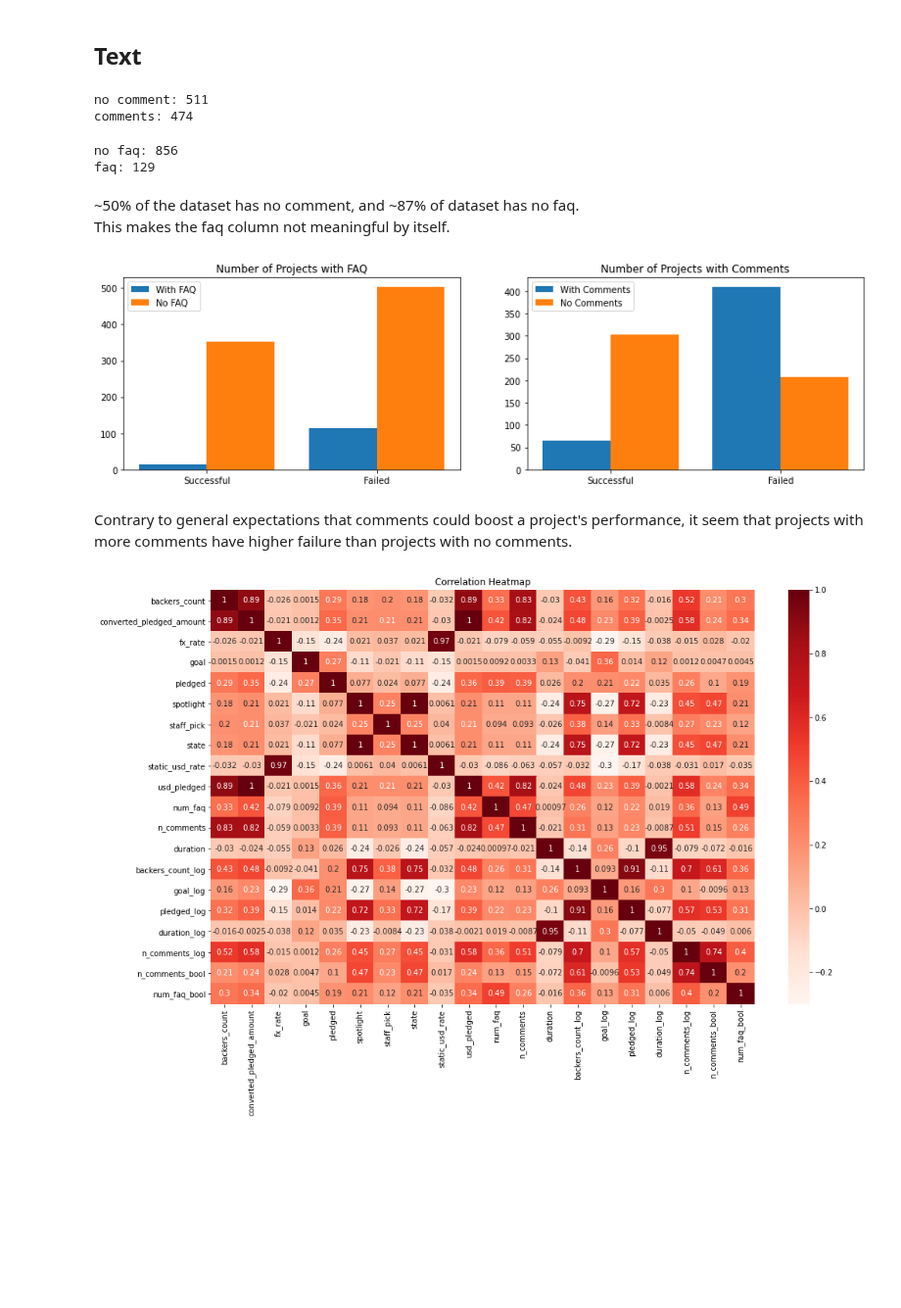
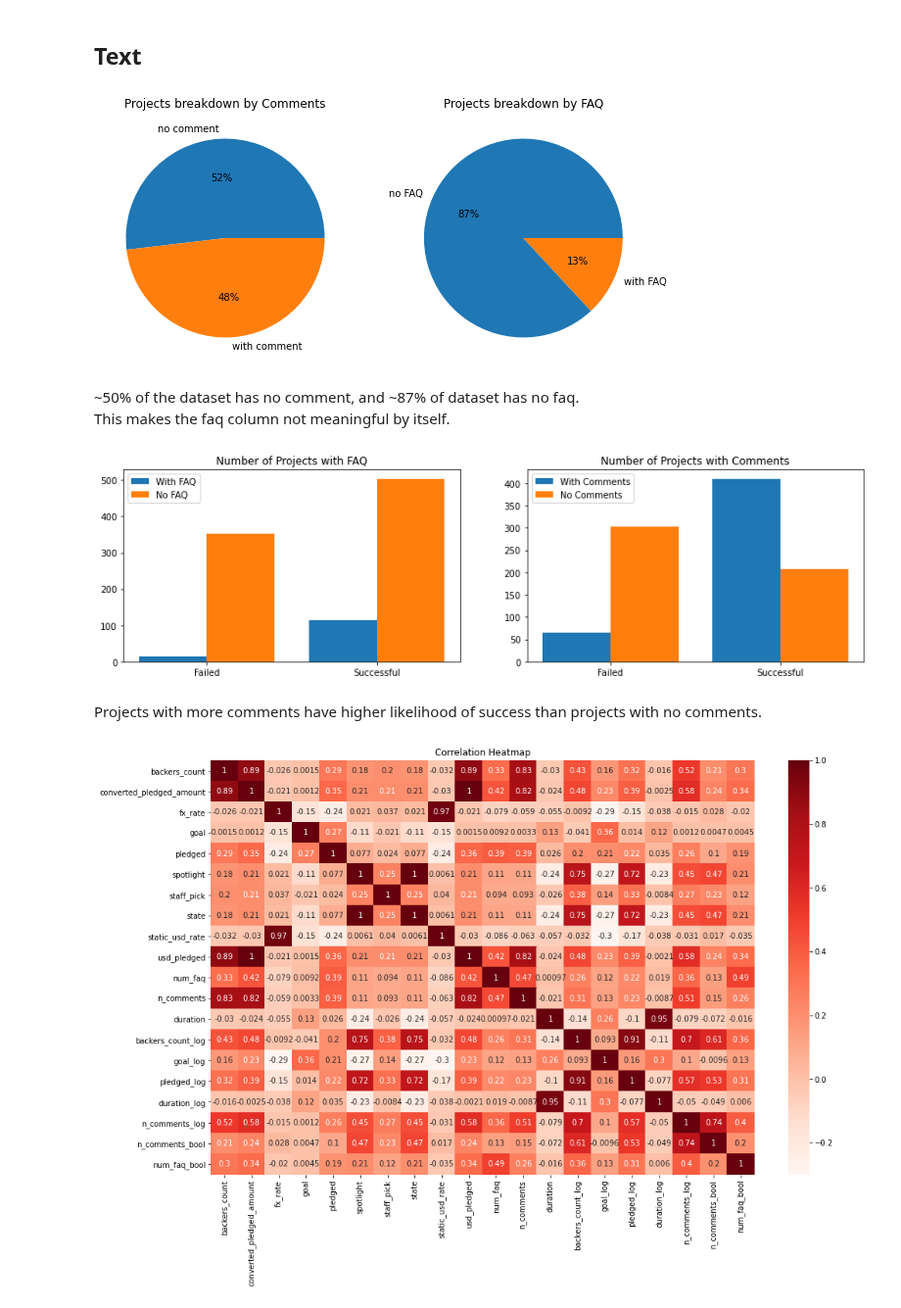
Before and after one commit to chuabern/BT4222_GrpProject, a Jupyter notebook: EDA.ipynb, the cells around one changed output. Shown at 98% size. Cells and saved outputs as stored; diff of their text form; code cells hidden in the pictures; blank space fills up the shorter version.

```diff
--- a/EDA.ipynb
+++ b/EDA.ipynb
@@ -241,20 +288,21 @@ Distribution after log transformation:
 # %%
 # Boolean Transformation
 df[['n_comments_bool', 'num_faq_bool']] = df[['n_comments', 'num_faq']].apply(lambda x: np.where(x >0, 1, 0))
-# %%
-#Count no comment proportion
-print("no comment:",len(df[df.n_comments_bool==0]))
-print("comments:",len(df[df.n_comments_bool==1]))
-# %% [output]
-no comment: 511
-comments: 474
-# %%
-#Count no faq proportion
-print("no faq:",len(df[df.num_faq_bool==0]))
-print("faq:",len(df[df.num_faq_bool==1]))
-# %% [output]
-no faq: 856
-faq: 129
+# %%
+# Breakdown of project
+fig, (ax1,ax2) = plt.subplots(1,2,figsize=(10,10))
+
+# 1. Count of no comment proportion
+ax1.pie(df['n_comments_bool'].value_counts(), labels = ['no comment', 'with comment'], autopct='%1.0f%%')
+ax1.set_title('Projects breakdown by Comments')
+
+# 2. Count 0f no FAQ proportion
+ax2.pie(df['num_faq_bool'].value_counts(), labels= ['no FAQ', 'with FAQ'], autopct='%1.0f%%')
+ax2.set_title('Projects breakdown by FAQ')
+
+plt.show()
+# %% [output]
+[figure, added]
 # %% [markdown]
 ~50% of the dataset has no comment, and ~87% of dataset has no faq. <br>
 This makes the faq column not meaningful by itself.
@@ -270,7 +318,7 @@ ax1.bar(df_faq[df_faq.num_faq_bool==1].state-0.2, df_faq[df_faq.num_faq_bool==1]
 ax1.bar(df_faq[df_faq.num_faq_bool==0].state+0.2, df_faq[df_faq.num_faq_bool==0].count_projects, width)
 
 ax1.set_xticks([0,1])
-ax1.set_xticklabels(['Successful', 'Failed'])
+ax1.set_xticklabels(['Failed', 'Successful'])
 ax1.set_title('Number of Projects with FAQ')
 ax1.legend(['With FAQ', 'No FAQ'])
 
@@ -279,15 +327,15 @@ ax2.bar(df_comments[df_comments.n_comments_bool==1].state-0.2, df_comments[df_co
 ax2.bar(df_comments[df_comments.n_comments_bool==0].state+0.2, df_comments[df_comments.n_comments_bool==0].count_projects, width)
 
 ax2.set_xticks([0,1])
-ax2.set_xticklabels(['Successful', 'Failed'])
+ax2.set_xticklabels(['Failed', 'Successful'])
 ax2.set_title('Number of Projects with Comments')
 ax2.legend(['With Comments', 'No Comments'])
 
 plt.show()
 # %% [output]
-[figure, old version]
+[figure, new version]
 # %% [markdown]
-Contrary to general expectations that comments could boost a project's performance, it seem that projects with more comments have higher failure than projects with no comments.
+Projects with more comments have higher likelihood of success than projects with no comments.
 # %%
 # Correlation heatmap
 plt.figure(figsize=(16,10))
```
Also changed, not shown: parts of 10 cells of this notebook.
